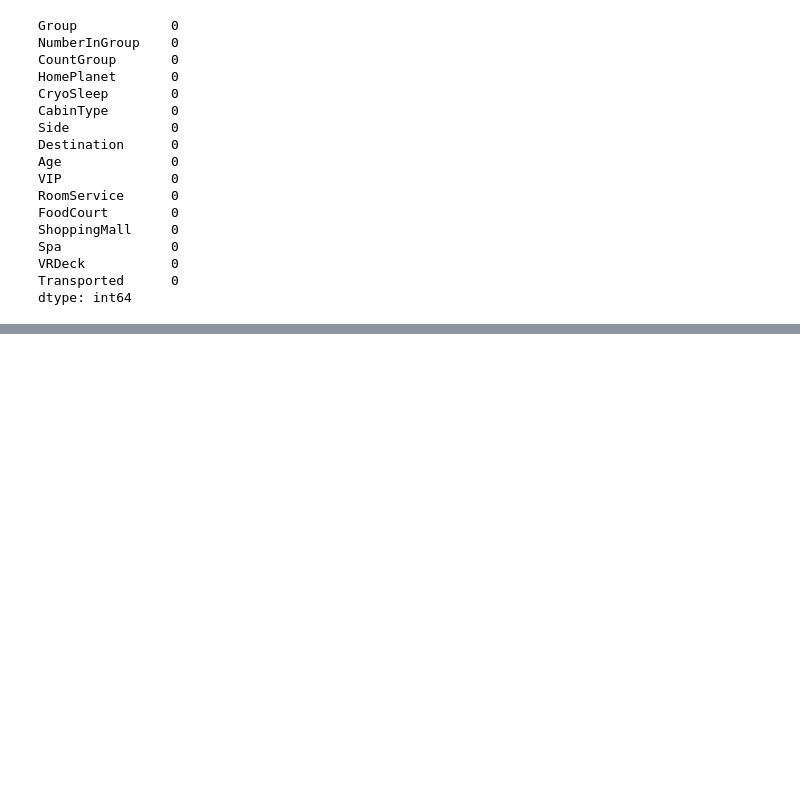
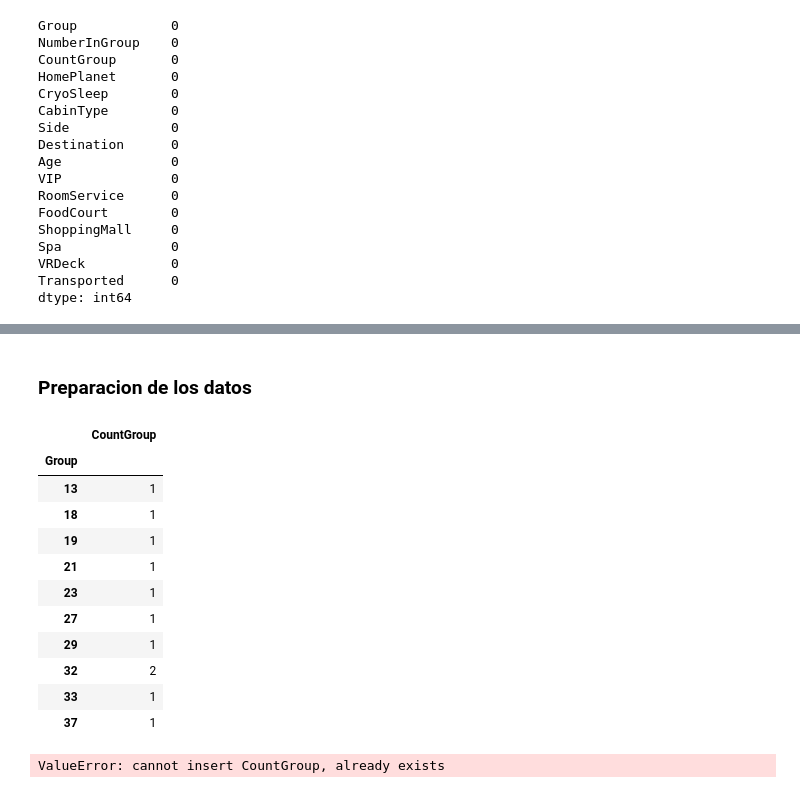
Before and after one commit to taniamvitoria/SpaceshipTitanic, a Jupyter notebook: SpaceshipTitanic.ipynb, the cells around one changed output, grey strips where cells are left out. Drawn from its saved outputs; the diff is of its cells as text; code cells hidden in the pictures; blank space fills up the shorter version.

Commit message:
Adjustments between dataset train and test.

```diff
--- a/SpaceshipTitanic.ipynb
+++ b/SpaceshipTitanic.ipynb
@@ -297,0 +314,6 @@ AttributeError: 'DataFrame' object has no attribute 'type'
+# %%
+#Ajustar tabla de test
+
+df_test = pd.read_csv('test.csv')
+
+df_test.info()
@@ -297,0 +360,52 @@ AttributeError: 'DataFrame' object has no attribute 'type'
+# %%
+# Eliminación de la columna Name
+df_test.drop("Name", axis=1, inplace=True)
+# %% [markdown]
+### Preparacion de los datos
+# %%
+# preparando dos nuevas columnas a partir de PassegerId
+Group = df_test['PassengerId'].str.split('_', expand=True)[0]
+NumberInGroup = df_test['PassengerId'].str.split('_', expand=True)[1]
+
+# Renomeando PassagerId como Group
+df_test['PassengerId'] = Group
+df_test = df_test.rename(columns = {'PassengerId' : 'Group'})
+# removing the extra 0
+df_test['Group'] = df_test['Group'].astype('int')
+
+# add NumberInGroup
+insert_position = 1
+df_test.insert(insert_position, 'NumberInGroup', NumberInGroup)
+# removing the extra 1
+df_test['NumberInGroup'] = df_test['NumberInGroup'].astype('int')
+# %%
+# crea nuevo dataset llamado count_group
+count_group = df_test.groupby('Group').agg({'Group' : 'count'})
+count_group.index.name = 'Group'
+count_group = count_group.rename(columns = {'Group' : 'CountGroup'})
+
+count_group.head(10)
+# %% [output]
+|  | CountGroup |
+| Group |  |
+| 13 | 1 |
+| 18 | 1 |
+| 19 | 1 |
+| 21 | 1 |
+| 23 | 1 |
+| 27 | 1 |
+| 29 | 1 |
+| 32 | 2 |
+| 33 | 1 |
+| 37 | 1 |
+# %%
+# Creating CountGroup - number of people in the group
+df_test.insert(2, 'CountGroup', np.nan)
+
+for index in count_group.index:
+    df_test.loc[df_test['Group'] == index, 'CountGroup'] = \
+    df_test.loc[df_test['Group'] == index, 'CountGroup'].fillna(count_group.loc[index][0])
+
+df_test['CountGroup'] = df_test['CountGroup'].astype('int')
+# %% [output]
+ValueError: cannot insert CountGroup, already exists
```
Also changed, not shown: parts of 9 cells of this notebook, 1 other file.
